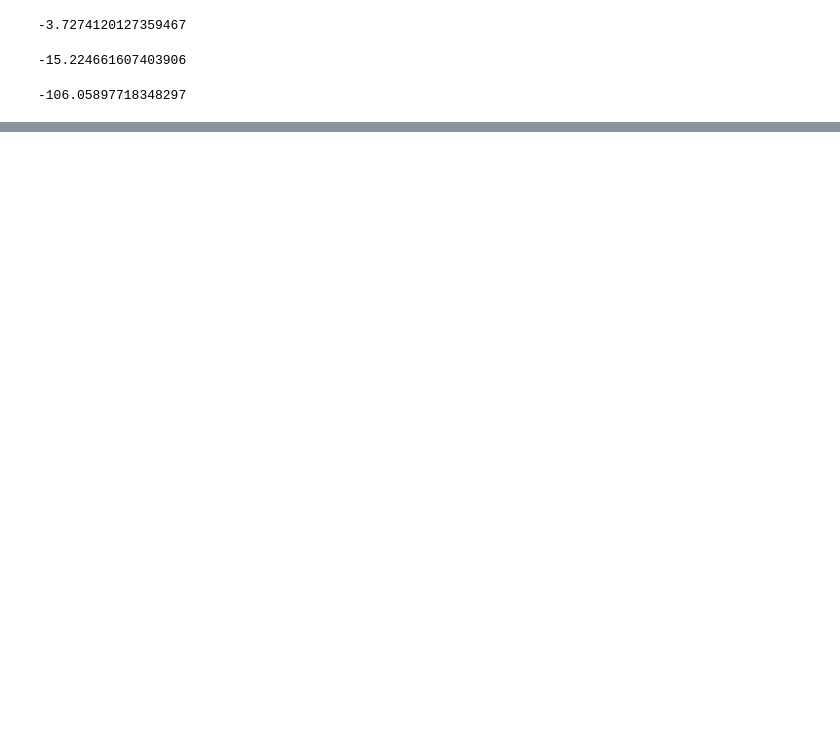
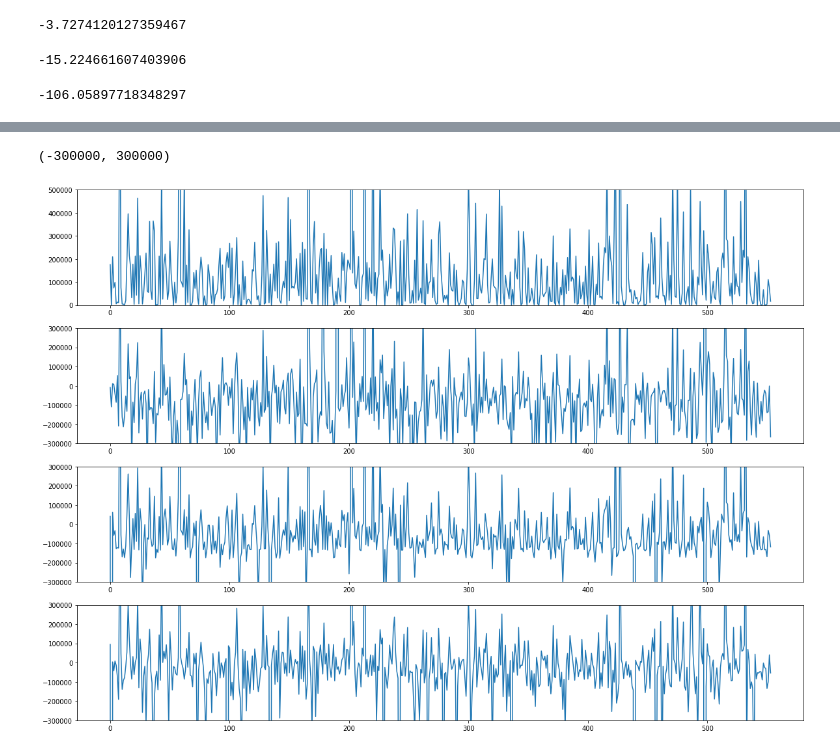
Before and after one commit to Hitriihoma/Machine-learning-course-task, a Jupyter notebook: Zubarev ML.ipynb, the cells around one changed output, grey strips where cells are left out. Cells and saved outputs as stored; diff of their text form; code cells hidden in the pictures; blank space fills up the shorter version.

```diff
--- a/Zubarev ML.ipynb
+++ b/Zubarev ML.ipynb
@@ -396,0 +404,17 @@ plt.close('all')
+# %%
+reg_preds_source = scaler_y.inverse_transform(reg_preds)
+RFR_preds_source = scaler_y.inverse_transform(RFR_preds)
+GBR_preds_source = scaler_y.inverse_transform(GBR_preds)
+
+fig, ax = plt.subplots(4,1, figsize = (20,15)) #, sharey=True
+ax[0].plot(results.index, results.y_true)
+ax[1].plot(results.index, results.y_true.to_numpy().reshape(-1,1)-reg_preds_source)
+ax[2].plot(results.index, results.y_true.to_numpy()-RFR_preds_source)
+ax[3].plot(results.index, results.y_true.to_numpy()-GBR_preds_source)
+ax[0].set_ylim([0,500000])
+ax[1].set_ylim([-300000,300000])
+ax[2].set_ylim([-300000,300000])
+ax[3].set_ylim([-300000,300000])
+# %% [output]
+(-300000, 300000)
+[figure, added]
```
Also changed, not shown: parts of 8 cells of this notebook.
